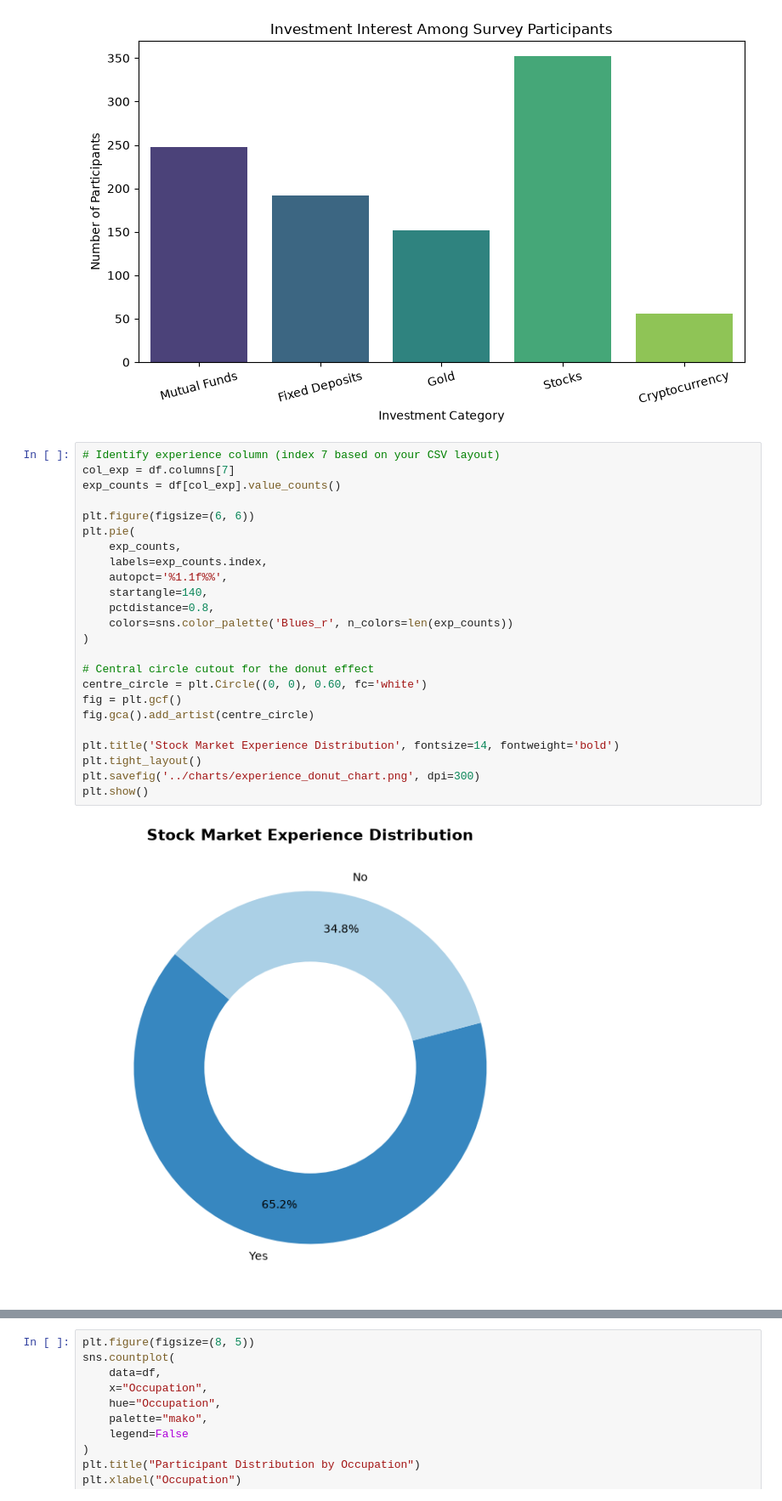
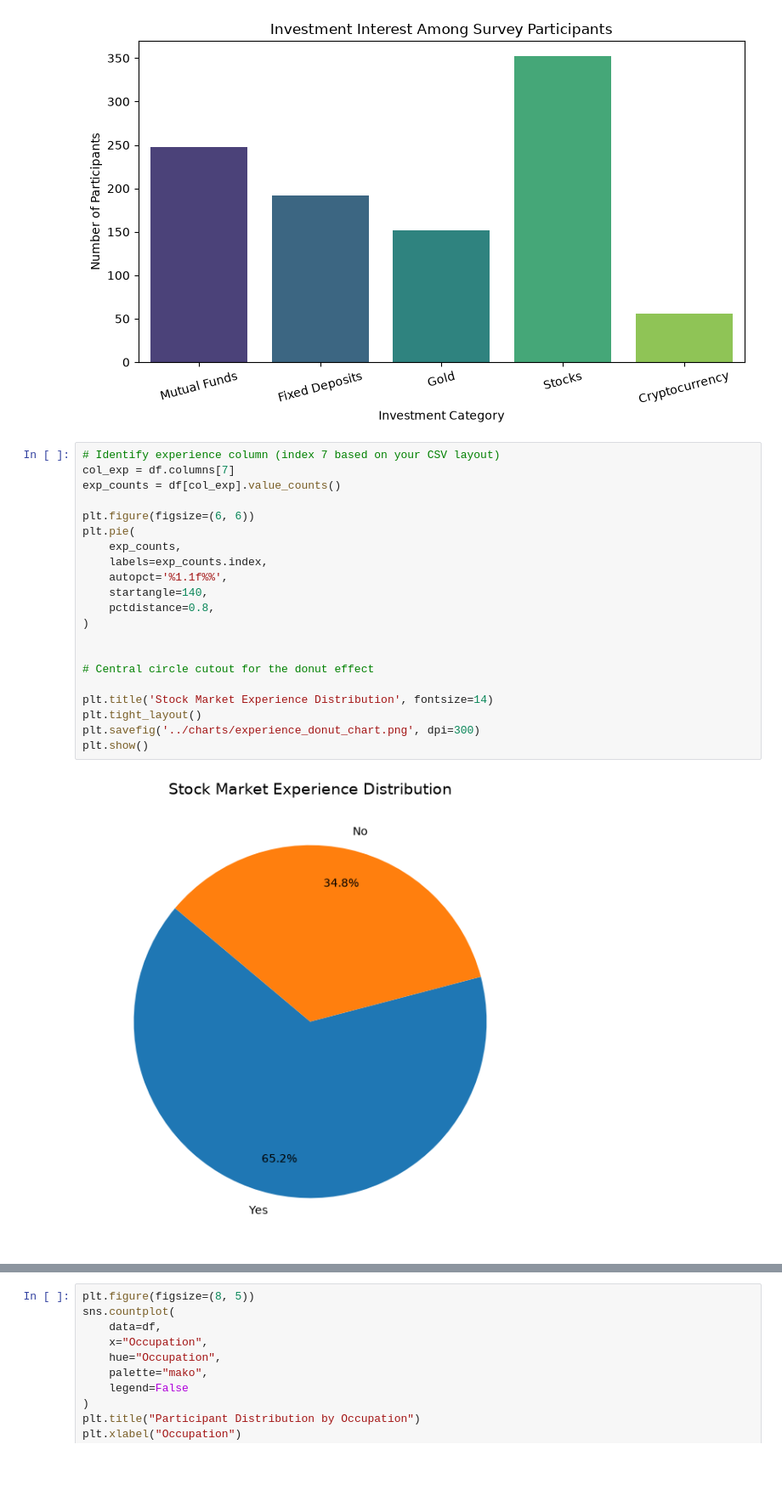
Before and after one commit to 5919206-aiml/FIELD-PROJECT, a Jupyter notebook: notebooks/analysis1.ipynb, the cells around one changed output, grey strips where cells are left out. Shown at 85% size. Drawn from its saved outputs; the diff is of its cells as text; blank space fills up the shorter version.

```diff
--- a/notebooks/analysis1.ipynb
+++ b/notebooks/analysis1.ipynb
@@ -178,29 +178,26 @@ plt.show()
 # %%
 # Identify experience column (index 7 based on your CSV layout)
 col_exp = df.columns[7]
 exp_counts = df[col_exp].value_counts()
 
 plt.figure(figsize=(6, 6))
 plt.pie(
     exp_counts,
     labels=exp_counts.index,
     autopct='%1.1f%%',
     startangle=140,
     pctdistance=0.8,
-    colors=sns.color_palette('Blues_r', n_colors=len(exp_counts))
 )
 
+
 # Central circle cutout for the donut effect
-centre_circle = plt.Circle((0, 0), 0.60, fc='white')
-fig = plt.gcf()
-fig.gca().add_artist(centre_circle)
 
-plt.title('Stock Market Experience Distribution', fontsize=14, fontweight='bold')
+plt.title('Stock Market Experience Distribution', fontsize=14)
 plt.tight_layout()
 plt.savefig('../charts/experience_donut_chart.png', dpi=300)
 plt.show()
 # %% [output]
-[figure, old version]
+[figure, new version]
 # %%
 col_dash = 'Dashboard_Useful' if 'Dashboard_Useful' in df.columns else 'Dashboard Useful'
 dash_counts = df[col_dash].value_counts()
```
Also changed, not shown: parts of 1 cell of this notebook, 2 other files.
